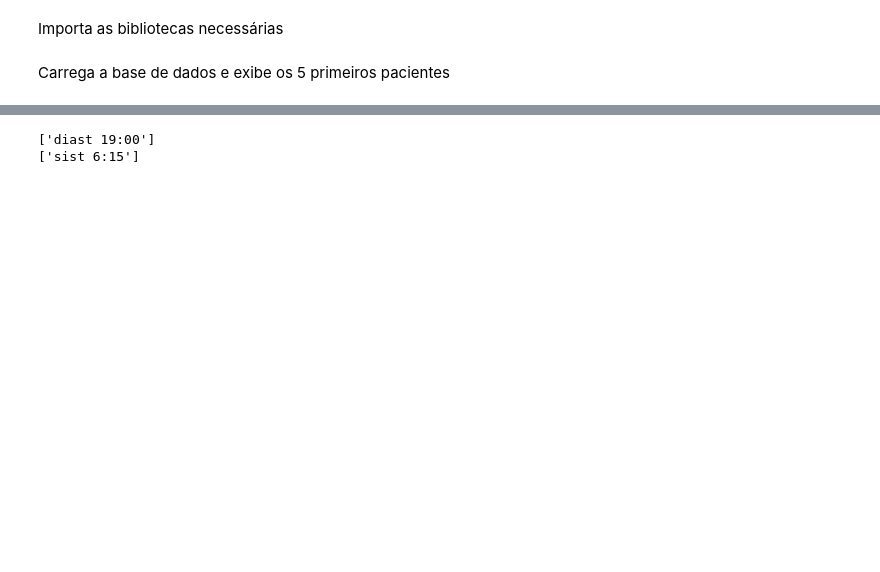
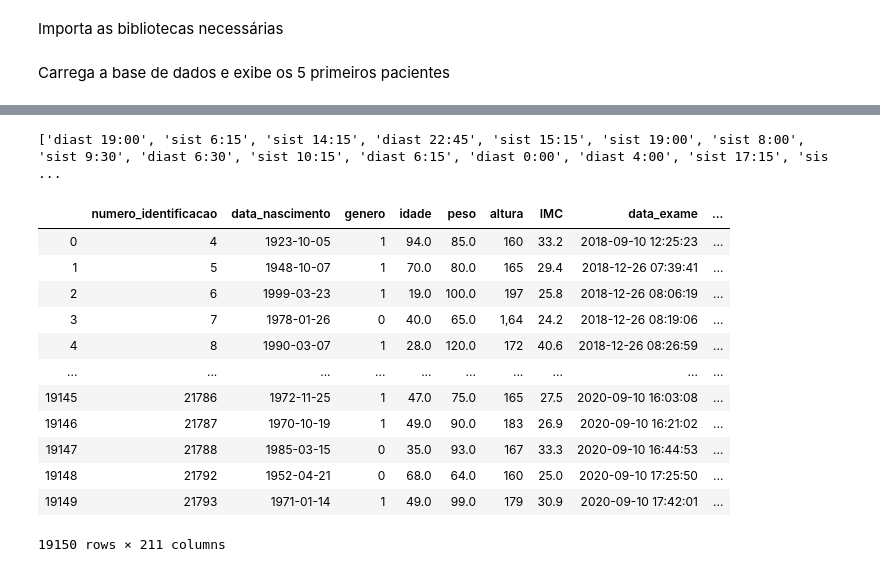
Before and after one commit to martadfer/PA, a Jupyter notebook: PCA_K-Means.ipynb, the cells around one changed output, grey strips where cells are left out. Cells and saved outputs as stored; diff of their text form; code cells hidden in the pictures; blank space fills up the shorter version.

```diff
--- a/PCA_K-Means.ipynb
+++ b/PCA_K-Means.ipynb
@@ -303,14 +363,17 @@ componente_2_maior = max(importancia_df.loc['principal component 2',:])
 # %%
-maximo1 = list()
-maximo2 = list()
-for coluna in list(importancia_df.columns):
-    if importancia_df.loc['principal component 1',coluna] == componente_1_maior:
-        maximo1.append(coluna)
-    if importancia_df.loc['principal component 2',coluna] == componente_2_maior:
-        maximo2.append(coluna)
+maximo = list()
+#maximo2 = list()
 
-print(maximo1)
-print(maximo2)
+indice = 0
+for component in list(importancia_df.index):
+    for coluna in list(importancia_df.columns):
+        if importancia_df.loc[component ,coluna] == componentes_maior[indice]:
+            maximo.append(coluna)
+        #if importancia_df.loc['principal component 2',coluna] == componente_2_maior:
+        #    maximo2.append(coluna)
+    indice += 1
+
+print(maximo)
+#rint(maximo2)
 # %% [output]
-['diast 19:00']
-['sist 6:15']
+['diast 19:00', 'sist 6:15', 'sist 14:15', 'diast 22:45', 'sist 15:15', 'sist 19:00', 'sist 8:00', 'sist 9:30', 'diast 6:30', 'sist 10:15', 'diast 6:15', 'diast 0:00', 'diast 4:00', 'sist 17:15', 'sis ...
@@ -316,0 +397,20 @@ print(maximo2)
+# %%
+df_apos_kmeans = df.loc[:,:'data_exame']
+df_apos_kmeans['grupo'] = grupos
+df_apos_kmeans['grupo'] = df_apos_kmeans['grupo'] + 1
+df_apos_kmeans = pd.concat([df_apos_kmeans,df.loc[:,'sist 9:00':]],axis=1)
+df_apos_kmeans
+# %% [output]
+|  | numero_identificacao | data_nascimento | genero | idade | peso | altura | IMC | data_exame | ... |
+| 0 | 4 | 1923-10-05 | 1 | 94.0 | 85.0 | 160 | 33.2 | 2018-09-10 12:25:23 | ... |
+| 1 | 5 | 1948-10-07 | 1 | 70.0 | 80.0 | 165 | 29.4 | 2018-12-26 07:39:41 | ... |
+| 2 | 6 | 1999-03-23 | 1 | 19.0 | 100.0 | 197 | 25.8 | 2018-12-26 08:06:19 | ... |
+| 3 | 7 | 1978-01-26 | 0 | 40.0 | 65.0 | 1,64 | 24.2 | 2018-12-26 08:19:06 | ... |
+| 4 | 8 | 1990-03-07 | 1 | 28.0 | 120.0 | 172 | 40.6 | 2018-12-26 08:26:59 | ... |
+| ... | ... | ... | ... | ... | ... | ... | ... | ... | ... |
+| 19145 | 21786 | 1972-11-25 | 1 | 47.0 | 75.0 | 165 | 27.5 | 2020-09-10 16:03:08 | ... |
+| 19146 | 21787 | 1970-10-19 | 1 | 49.0 | 90.0 | 183 | 26.9 | 2020-09-10 16:21:02 | ... |
+| 19147 | 21788 | 1985-03-15 | 0 | 35.0 | 93.0 | 167 | 33.3 | 2020-09-10 16:44:53 | ... |
+| 19148 | 21792 | 1952-04-21 | 0 | 68.0 | 64.0 | 160 | 25.0 | 2020-09-10 17:25:50 | ... |
+| 19149 | 21793 | 1971-01-14 | 1 | 49.0 | 99.0 | 179 | 30.9 | 2020-09-10 17:42:01 | ... |
+19150 rows × 211 columns
```
Also changed, not shown: parts of 15 cells of this notebook, 14 other files.
